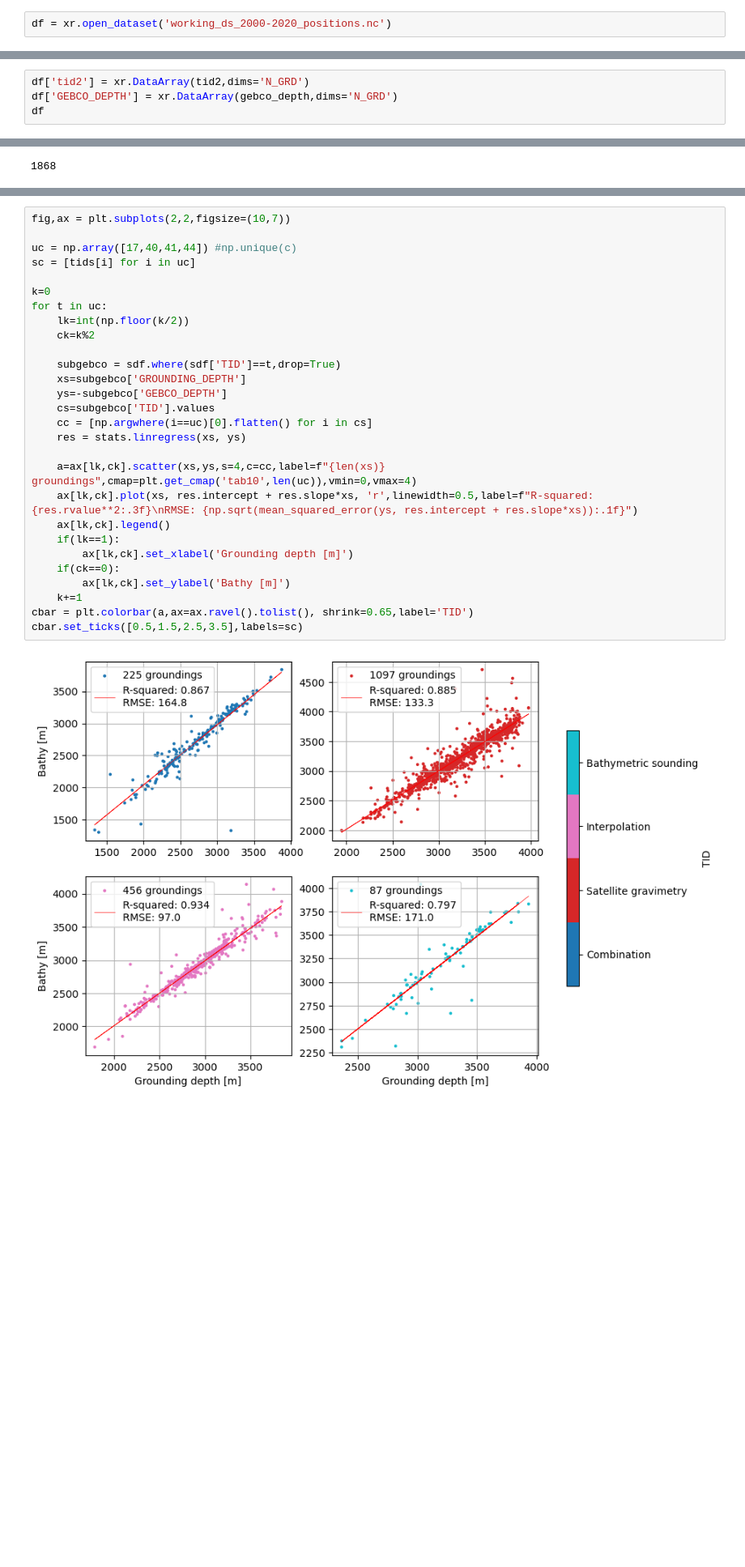
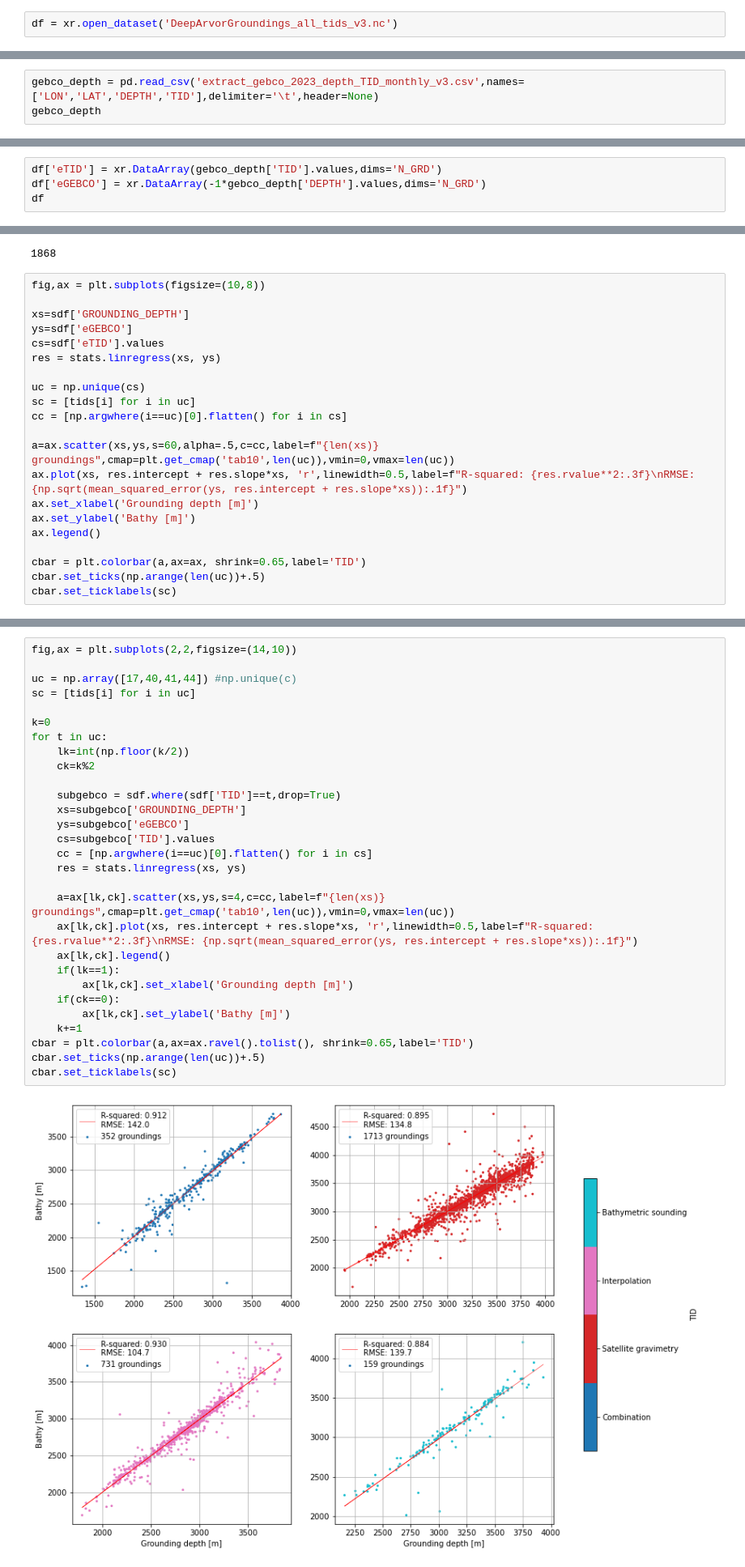
Before and after one commit to quai20/argobathy, a Jupyter notebook: deep/analyze_last.ipynb, the cells around one changed output, grey strips where cells are left out. Shown: that part at 81% size. Cells and saved outputs as stored; diff of their text form; blank space fills up the shorter version.

```diff
--- a/deep/analyze_last.ipynb
+++ b/deep/analyze_last.ipynb
@@ -21,2 +21,2 @@ etopo = xr.open_dataset('/home1/datawork/kbalem/ETOPO1_Bed_g_gmt4.nc')
 # %%
-df = xr.open_dataset('working_ds_2000-2020_positions.nc')
+df = xr.open_dataset('DeepArvorGroundings_all_tids_v3.nc')
@@ -42,0 +23,3 @@ Data variables: (12/17)
+# %%
+gebco_depth = pd.read_csv('extract_gebco_2023_depth_TID_monthly_v3.csv',names=['LON','LAT','DEPTH','TID'],delimiter='\t',header=None)
+gebco_depth
@@ -65,6 +43,6 @@ for i in df.N_GRD.values:
 # %%
-df['tid2'] = xr.DataArray(tid2,dims='N_GRD')
-df['GEBCO_DEPTH'] = xr.DataArray(gebco_depth,dims='N_GRD')
+df['eTID'] = xr.DataArray(gebco_depth['TID'].values,dims='N_GRD')
+df['eGEBCO'] = xr.DataArray(-1*gebco_depth['DEPTH'].values,dims='N_GRD')
 df
 # %% [output]
 <xarray.Dataset>
@@ -90,3 +88,24 @@ sdf = df.where(df['MIN_DIST_TO_MB']>10,drop=True).dropna('N_GRD')
 len(sdf.N_GRD)
 # %% [output]
 1868
+# %%
+fig,ax = plt.subplots(figsize=(10,8))
+
+xs=sdf['GROUNDING_DEPTH']
+ys=sdf['eGEBCO']
+cs=sdf['eTID'].values
+res = stats.linregress(xs, ys)
+
+uc = np.unique(cs)
+sc = [tids[i] for i in uc]
+cc = [np.argwhere(i==uc)[0].flatten() for i in cs]
+
+a=ax.scatter(xs,ys,s=60,alpha=.5,c=cc,label=f"{len(xs)} groundings",cmap=plt.get_cmap('tab10',len(uc)),vmin=0,vmax=len(uc))
+ax.plot(xs, res.intercept + res.slope*xs, 'r',linewidth=0.5,label=f"R-squared: {res.rvalue**2:.3f}\nRMSE: {np.sqrt(mean_squared_error(ys, res.intercept + res.slope*xs)):.1f}")
+ax.set_xlabel('Grounding depth [m]')
+ax.set_ylabel('Bathy [m]')
+ax.legend()
+
+cbar = plt.colorbar(a,ax=ax, shrink=0.65,label='TID')
+cbar.set_ticks(np.arange(len(uc))+.5)
+cbar.set_ticklabels(sc)
@@ -97,30 +119,31 @@ np.unique(sdf['TID'].values,return_counts=True)
 # %%
-fig,ax = plt.subplots(2,2,figsize=(10,7))
+fig,ax = plt.subplots(2,2,figsize=(14,10))
 
 uc = np.array([17,40,41,44]) #np.unique(c)
 sc = [tids[i] for i in uc]
 
 k=0
 for t in uc:
     lk=int(np.floor(k/2))
     ck=k%2
 
     subgebco = sdf.where(sdf['TID']==t,drop=True)
     xs=subgebco['GROUNDING_DEPTH']
-    ys=-subgebco['GEBCO_DEPTH']
+    ys=subgebco['eGEBCO']
     cs=subgebco['TID'].values
     cc = [np.argwhere(i==uc)[0].flatten() for i in cs]
     res = stats.linregress(xs, ys)
 
-    a=ax[lk,ck].scatter(xs,ys,s=4,c=cc,label=f"{len(xs)} groundings",cmap=plt.get_cmap('tab10',len(uc)),vmin=0,vmax=4)
+    a=ax[lk,ck].scatter(xs,ys,s=4,c=cc,label=f"{len(xs)} groundings",cmap=plt.get_cmap('tab10',len(uc)),vmin=0,vmax=len(uc))
     ax[lk,ck].plot(xs, res.intercept + res.slope*xs, 'r',linewidth=0.5,label=f"R-squared: {res.rvalue**2:.3f}\nRMSE: {np.sqrt(mean_squared_error(ys, res.intercept + res.slope*xs)):.1f}")
     ax[lk,ck].legend()
     if(lk==1):
         ax[lk,ck].set_xlabel('Grounding depth [m]')
     if(ck==0):
         ax[lk,ck].set_ylabel('Bathy [m]')
     k+=1
 cbar = plt.colorbar(a,ax=ax.ravel().tolist(), shrink=0.65,label='TID')
-cbar.set_ticks([0.5,1.5,2.5,3.5],labels=sc)
+cbar.set_ticks(np.arange(len(uc))+.5)
+cbar.set_ticklabels(sc)
 # %% [output]
-[figure, old version]
+[figure, new version]
```
Also changed, not shown: parts of 14 cells of this notebook, 19 other files.
